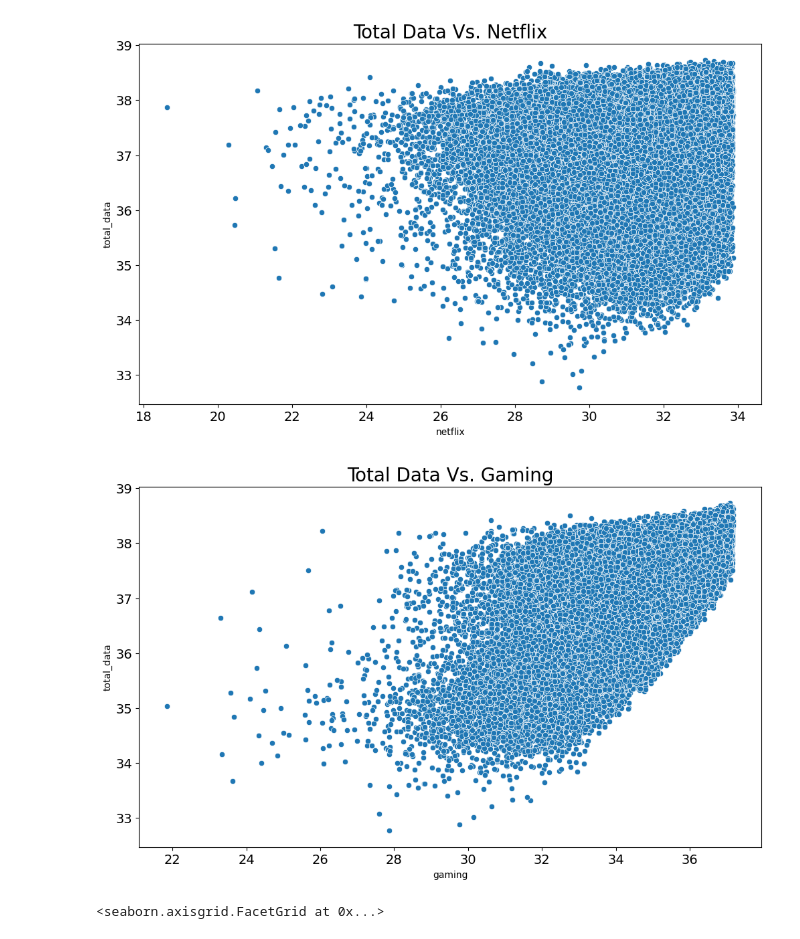
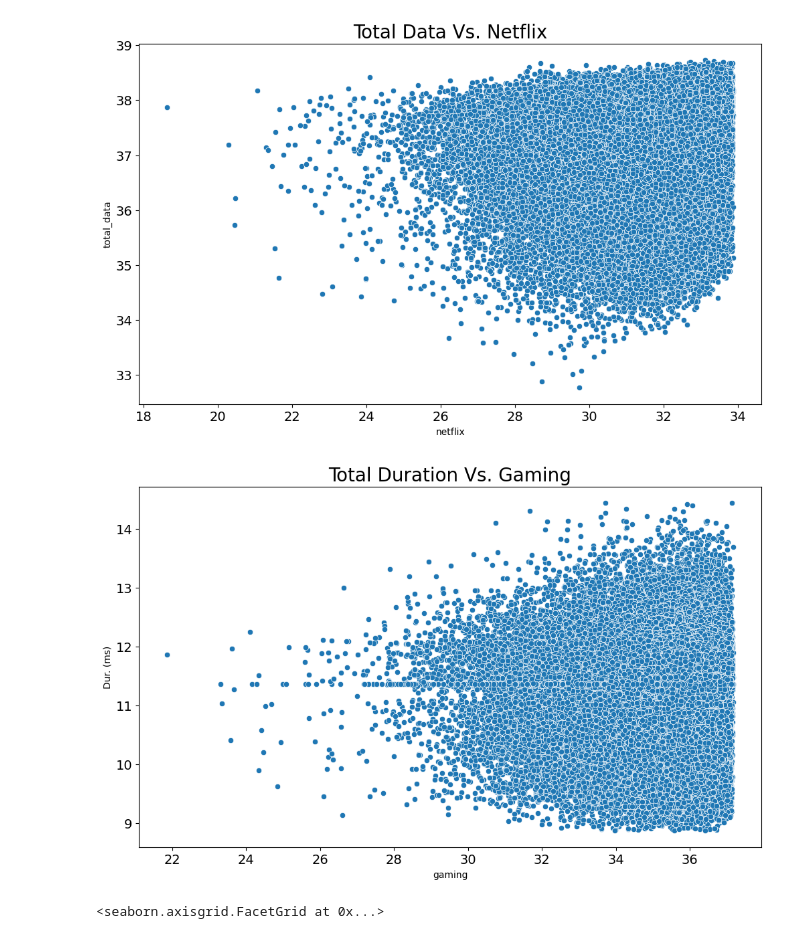
Before and after one commit to Basi10/Telecom-Data-Analysis, a Jupyter notebook: notebooks/overview_analysis.ipynb, the cells around one changed output. Saved outputs shown, nothing was run; the diff lists cells and outputs as text; code cells hidden in the pictures.

```diff
--- a/notebooks/overview_analysis.ipynb
+++ b/notebooks/overview_analysis.ipynb
@@ -232,10 +236,10 @@ plots.plot_scatter(df, df['netflix'], df['total_data'], 'Total Data Vs. Netflix'
 # %% [output]
 [figure]
 # %%
-#  Scatter plot between total_data and netflix application
-plots.plot_scatter(df, df['gaming'], df['total_data'], 'Total Data Vs. Gaming', None, None)
+#  Scatter plot between total_data and gaming application
+plots.plot_scatter(df, df['gaming'], df['Dur. (ms)'], 'Total Duration Vs. Gaming', None, None)
 # %% [output]
-[figure, old version]
+[figure, new version]
 # %%
 sns.relplot(data=df, x="Handset Manufacturer", y="google", hue=None, kind="line")
 # %% [output]
```
Also changed, not shown: parts of 3 cells of this notebook, 1 other file.
